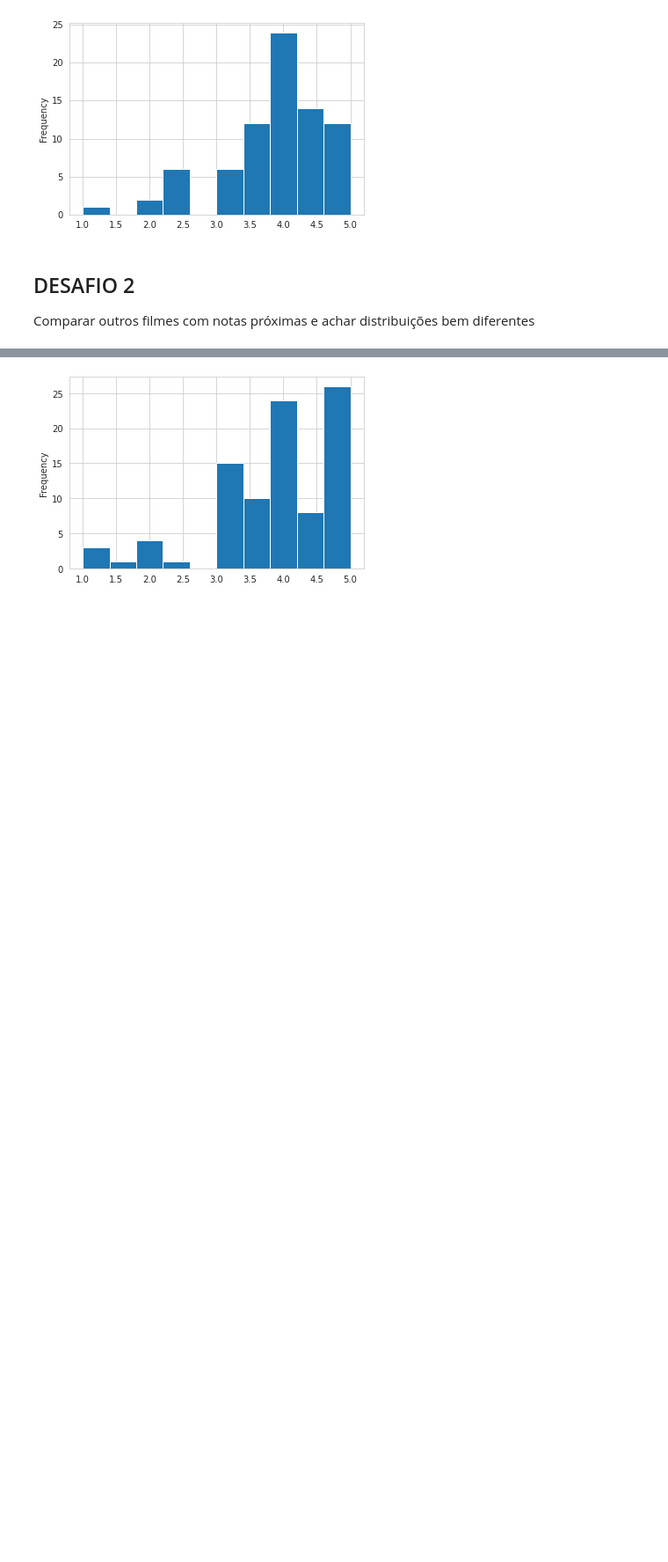
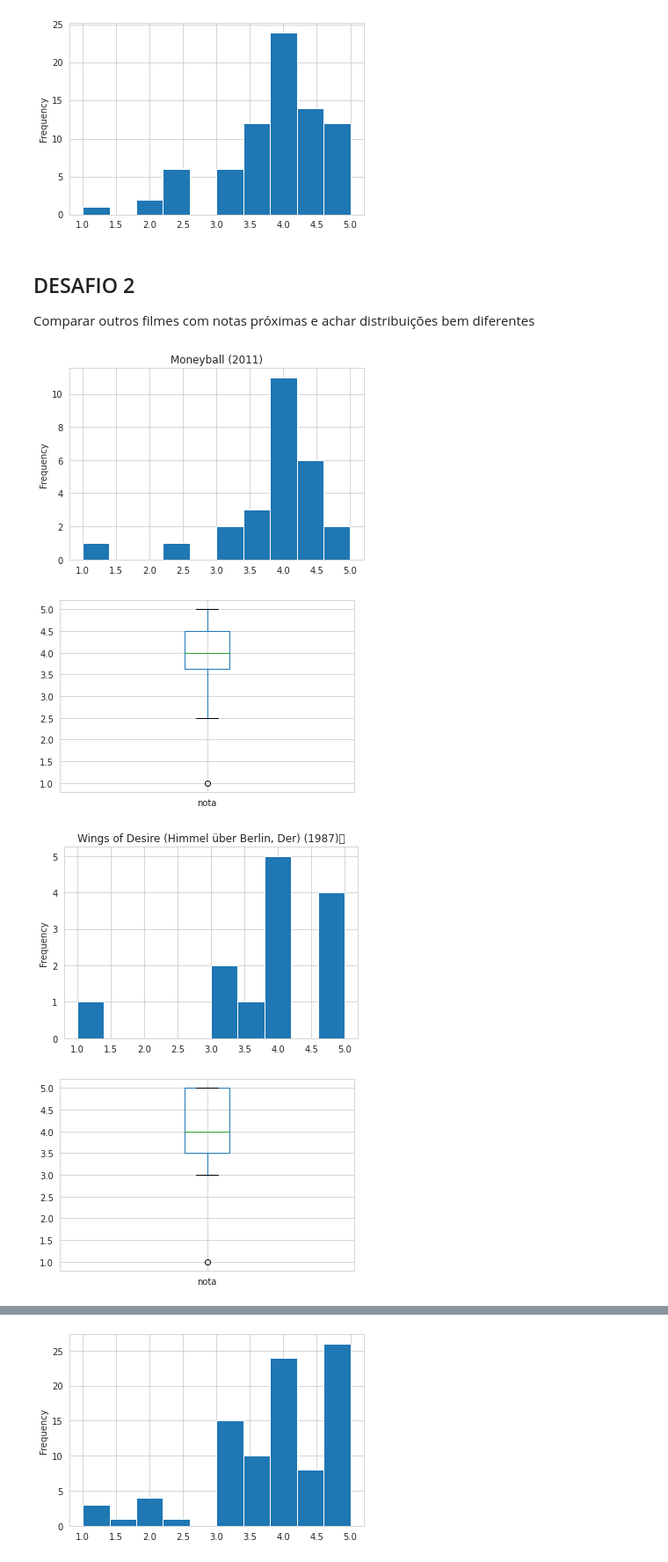
Before and after one commit to dnlrodrigues/analise_dados_python, a Jupyter notebook: QuarentenasDados_Filme.ipynb, the cells around one changed output, grey strips where cells are left out. Shown: that part at 88% size. Cells and saved outputs as stored; diff of their text form; code cells hidden in the pictures; blank space fills up the shorter version.

```diff
--- a/QuarentenasDados_Filme.ipynb
+++ b/QuarentenasDados_Filme.ipynb
@@ -514,3 +523,20 @@ Name: nota, dtype: float64
 # %% [markdown]
 ## DESAFIO 2
 Comparar outros filmes com notas próximas e achar distribuições bem diferentes
+# %%
+def plot_filme_desafio(n, title):
+    notas_do_filme = avaliacoes.query(f"filmeId=={n}")["nota"]
+    notas_do_filme.plot(kind="hist" ,title=f"{title}")
+    plt.show()
+    notas_do_filme.plot.box()
+    plt.show()
+    return notas_do_filme.describe()
+
+plot_filme_desafio(89492, "Moneyball (2011)")
+plot_filme_desafio(1211, "Wings of Desire (Himmel über Berlin, Der) (1987)	")
+plot_filme_desafio(44191, "V for Vendetta (2006)")
+# %% [output]
+[figure, added]
+[figure, added]
+[figure, added]
+[figure, added]
```
Also changed, not shown: parts of 6 cells of this notebook.
